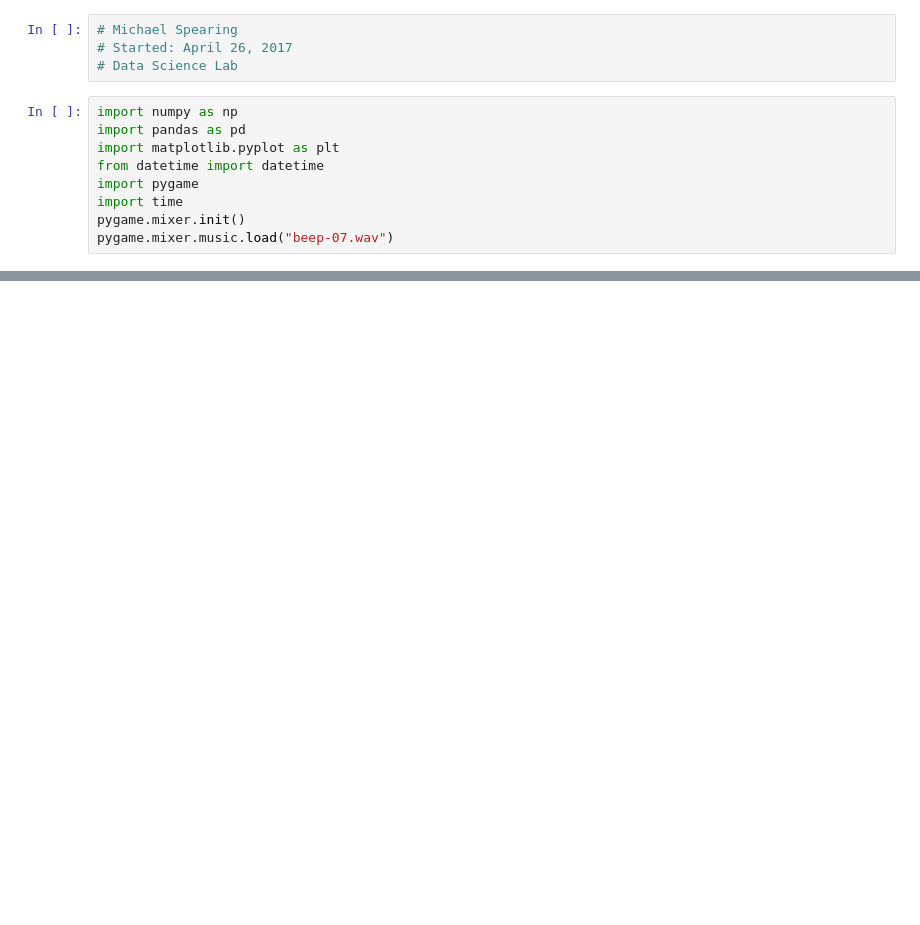
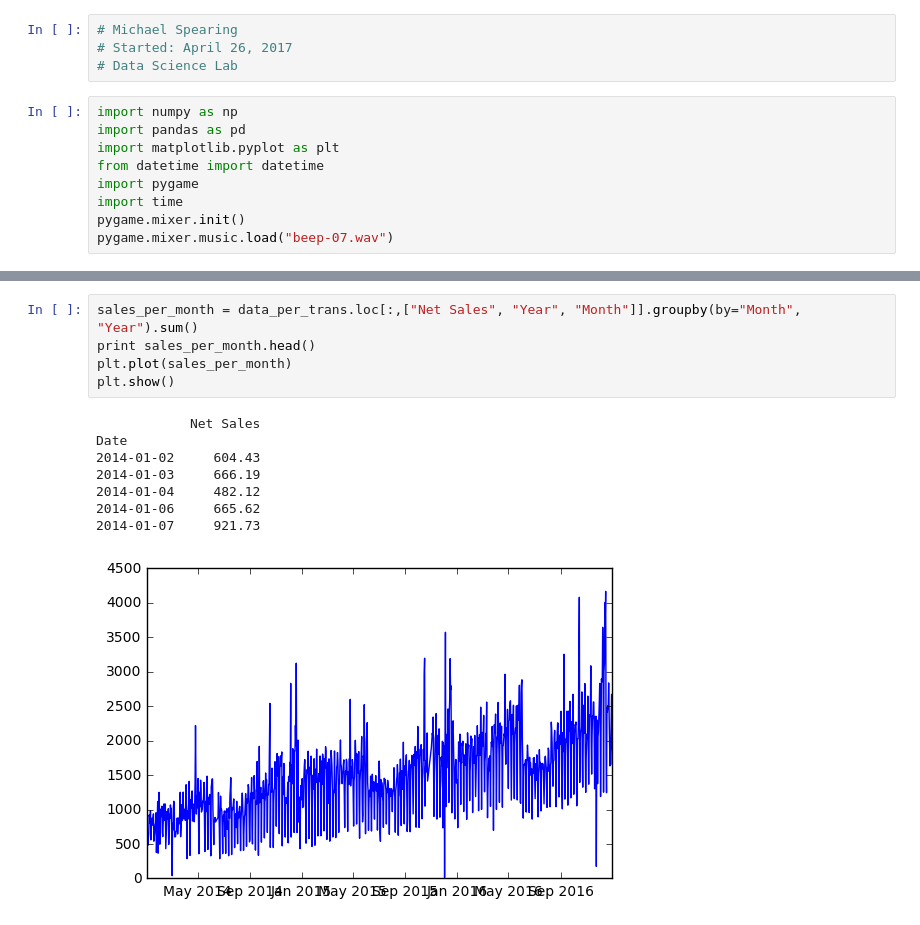
Before and after one commit to MSpearing/CoffeeShop, a Jupyter notebook: Analysis.ipynb, the cells around one changed output, grey strips where cells are left out. Saved outputs shown, nothing was run; the diff lists cells and outputs as text; blank space fills up the shorter version.

```diff
--- a/Analysis.ipynb
+++ b/Analysis.ipynb
@@ -107,0 +138,14 @@ alert(1)
+# %%
+sales_per_month = data_per_trans.loc[:,["Net Sales", "Year", "Month"]].groupby(by="Month", "Year").sum()
+print sales_per_month.head()
+plt.plot(sales_per_month)
+plt.show()
+# %% [output]
+            Net Sales
+Date
+2014-01-02     604.43
+2014-01-03     666.19
+2014-01-04     482.12
+2014-01-06     665.62
+2014-01-07     921.73
+[figure, added]
```
Also changed, not shown: parts of 15 cells of this notebook, 10 other files.
